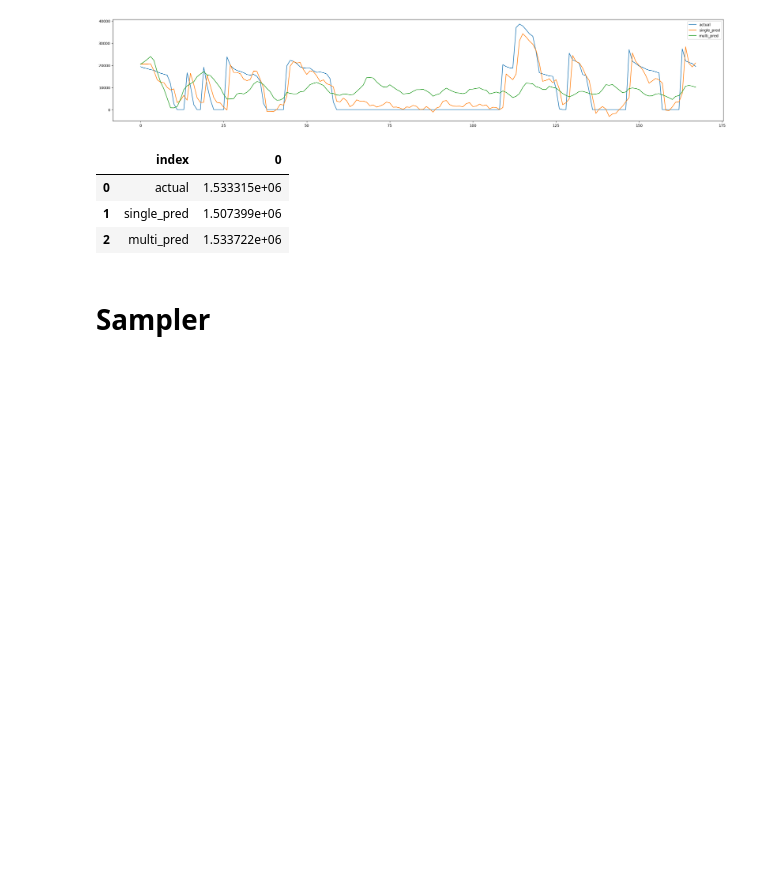
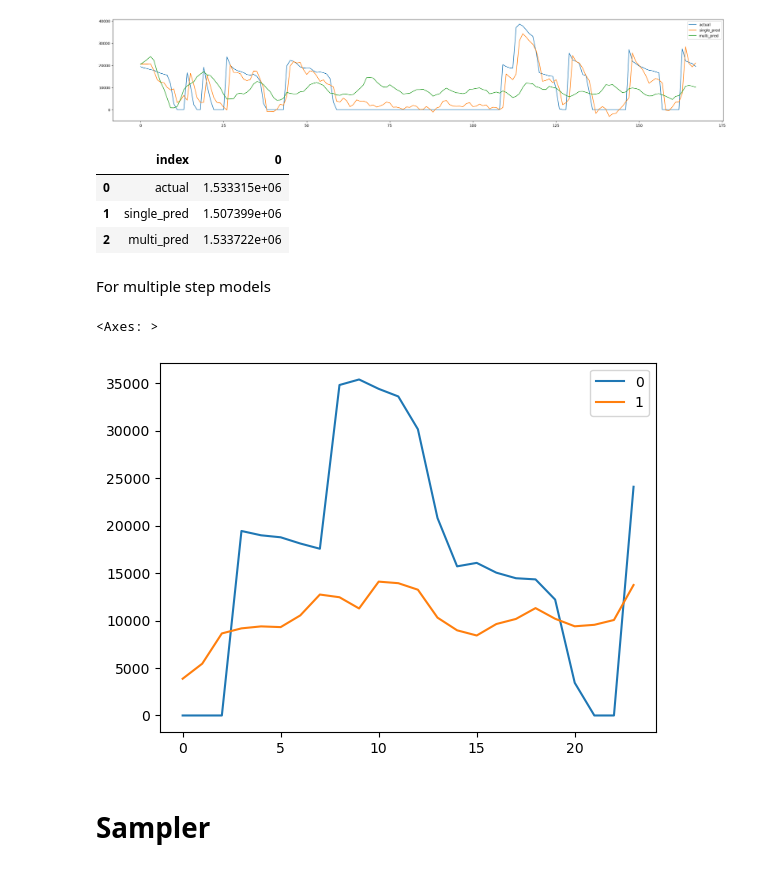
Before and after one commit to KyleCarlo/Predicting-Fuel-Consumption, a Jupyter notebook: Course-Model-perhour.ipynb, the cells around one changed output. Cells and saved outputs as stored; diff of their text form; code cells hidden in the pictures; blank space fills up the shorter version.

```diff
--- a/Course-Model-perhour.ipynb
+++ b/Course-Model-perhour.ipynb
@@ -85,7 +85,7 @@ Process the main data (rp7772)
 ss = StandardScaler()
 ss.fit(rp72) # main data for standardization
 time_step = 24*17 # time step for preprocessing
-pred_step = 24 # number of predictions
+pred_step = 1 # number of predictions
 
 def time_step_prep(data, time_step,pred_step):
     X = []
@@ -276,6 +306,16 @@ pd.concat([actual_pred, pred_step], axis=1)[:24*7].sum().reset_index()
 | 0 | actual | 1.533315e+06 |
 | 1 | single_pred | 1.507399e+06 |
 | 2 | multi_pred | 1.533722e+06 |
+# %% [markdown]
+For multiple step models
+# %%
+i = 550
+actual = ss.inverse_transform(y_test[i].detach().numpy().reshape(-1,1))
+pred = ss.inverse_transform(auto_reg(X_test[i]).detach().numpy().reshape(-1,1))
+pd.DataFrame(np.concatenate([actual, pred], axis=1)).plot()
+# %% [output]
+<Axes: >
+[figure, added]
 # %% [markdown]
 # Sampler
 # %%
```
Also changed, not shown: parts of 17 cells of this notebook, 1 other file.
